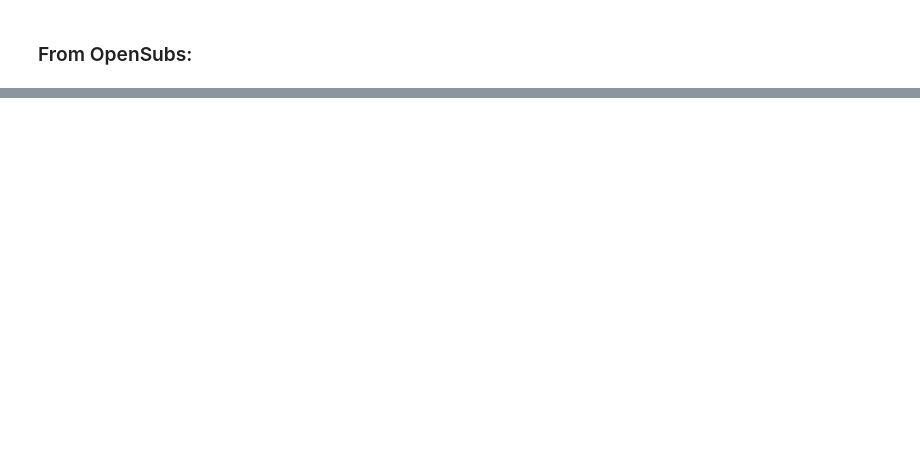
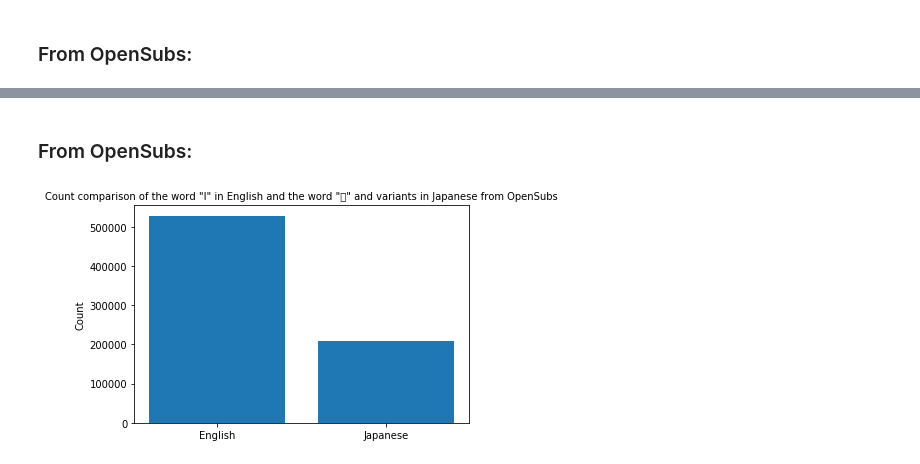
Before and after one commit to Wigder/shizen, a Jupyter notebook: i_count.ipynb, the cells around one changed output, grey strips where cells are left out. Cells and saved outputs as stored; diff of their text form; code cells hidden in the pictures; blank space fills up the shorter version.

```diff
--- a/i_count.ipynb
+++ b/i_count.ipynb
@@ -35,0 +112,26 @@ import matplotlib.pyplot as plt
+# %% [markdown]
+### From OpenSubs:
+# %%
+%matplotlib inline
+
+import matplotlib.pyplot as plt
+from matplotlib.font_manager import FontProperties
+import numpy as np
+
+# TODO: fix font issues
+font = FontProperties("Meiryo")
+# TODO: customise graph further
+
+os_bar_objects = ["English", "Japanese"]
+os_y_pos = np.arange(len(os_bar_objects))
+os_bar_h = (os_i_count_en, os_i_count_ja)
+
+os_bar = plt.bar(os_y_pos, os_bar_h, align="center")
+plt.xticks(os_y_pos, os_bar_objects, fontproperties=font)
+plt.ylabel("Count", fontproperties=font)
+plt.title("Count comparison of the word \"I\" in English and the word \"私\" and variants in Japanese from OpenSubs",
+          fontproperties=font)
+
+plt.show()
+# %% [output]
+[figure, added]
```
Also changed, not shown: parts of 11 cells of this notebook.
